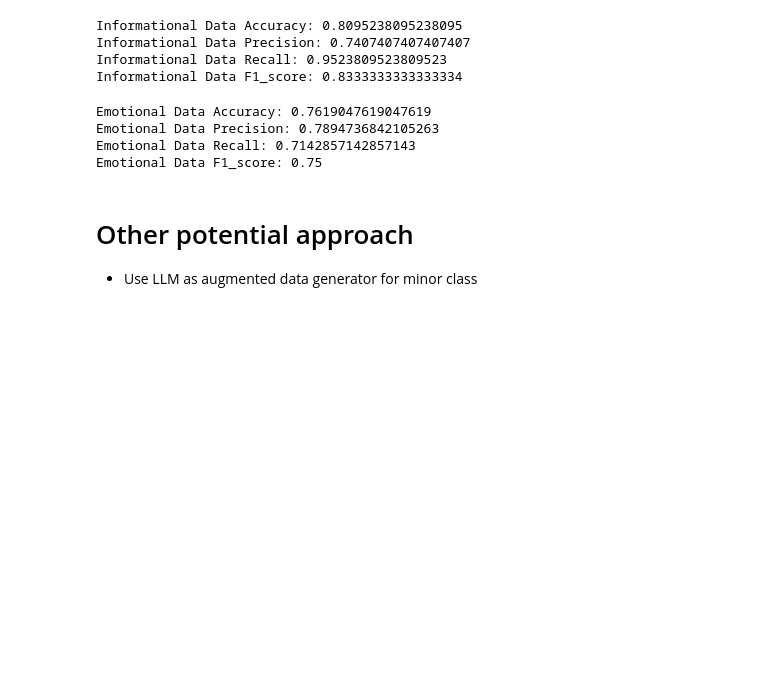
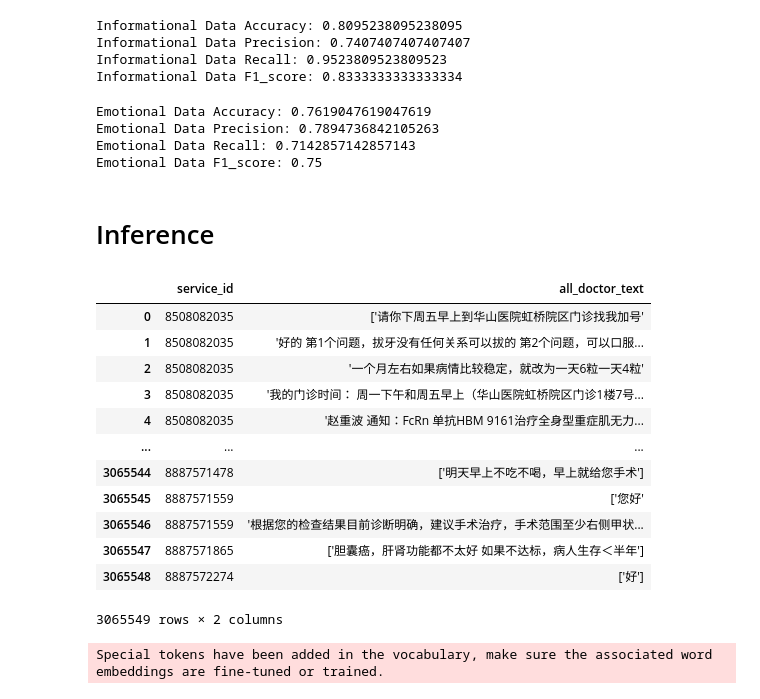
Before and after one commit to PhamVuThuNguyet/digital-healthcare-platform-data-mining, a Jupyter notebook: llms/LLM.ipynb, the cells around one changed output. Drawn from its saved outputs; the diff is of its cells as text; code cells hidden in the pictures; blank space fills up the shorter version.

Commit message:
update: add LLM inference code

```diff
--- a/llms/LLM.ipynb
+++ b/llms/LLM.ipynb
@@ -1682,6 +1664,34 @@ Emotional Data Accuracy: 0.7619047619047619
 Emotional Data Precision: 0.7894736842105263
 Emotional Data Recall: 0.7142857142857143
 Emotional Data F1_score: 0.75
-# %% [markdown]
-# Other potential approach
-- Use LLM as augmented data generator for minor class
+# %% [markdown]
+# Inference
+# %%
+data = pd.read_csv("hdf_service_20230117_sentences.csv", delimiter="\t")
+data
+# %% [output]
+|  | service_id | all_doctor_text |
+| 0 | 8508082035 | ['请你下周五早上到华山医院虹桥院区门诊找我加号' |
+| 1 | 8508082035 | '好的 第1个问题，拔牙没有任何关系可以拔的 第2个问题，可以口服... |
+| 2 | 8508082035 | '一个月左右如果病情比较稳定，就改为一天6粒一天4粒' |
+| 3 | 8508082035 | '我的门诊时间： 周一下午和周五早上（华山医院虹桥院区门诊1楼7号... |
+| 4 | 8508082035 | '赵重波 通知：FcRn 单抗HBM 9161治疗全身型重症肌无力... |
+| ... | ... | ... |
+| 3065544 | 8887571478 | ['明天早上不吃不喝，早上就给您手术'] |
+| 3065545 | 8887571559 | ['您好' |
+| 3065546 | 8887571559 | '根据您的检查结果目前诊断明确，建议手术治疗，手术范围至少右侧甲状... |
+| 3065547 | 8887571865 | ['胆囊癌，肝肾功能都不太好 如果不达标，病人生存＜半年'] |
+| 3065548 | 8887572274 | ['好'] |
+3065549 rows × 2 columns
+# %%
+device = "cuda" # the device to load the model onto
+
+# Now you do not need to add "trust_remote_code=True"
+model = AutoModelForCausalLM.from_pretrained(
+    "Qwen/Qwen2-7B-Instruct",
+    torch_dtype="auto",
+    device_map="auto"
+)
+tokenizer = AutoTokenizer.from_pretrained("Qwen/Qwen2-7B-Instruct")
+# %% [output]
+Special tokens have been added in the vocabulary, make sure the associated word embeddings are fine-tuned or trained.
```
Also changed, not shown: parts of 2 cells of this notebook, 1 other file.
